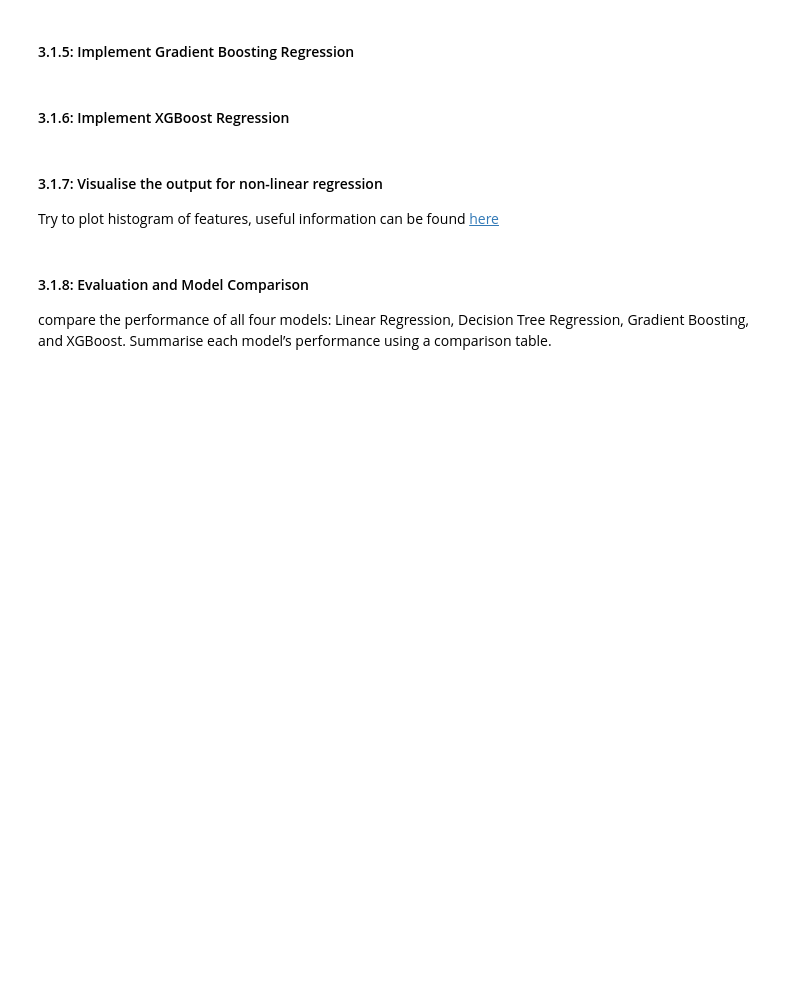
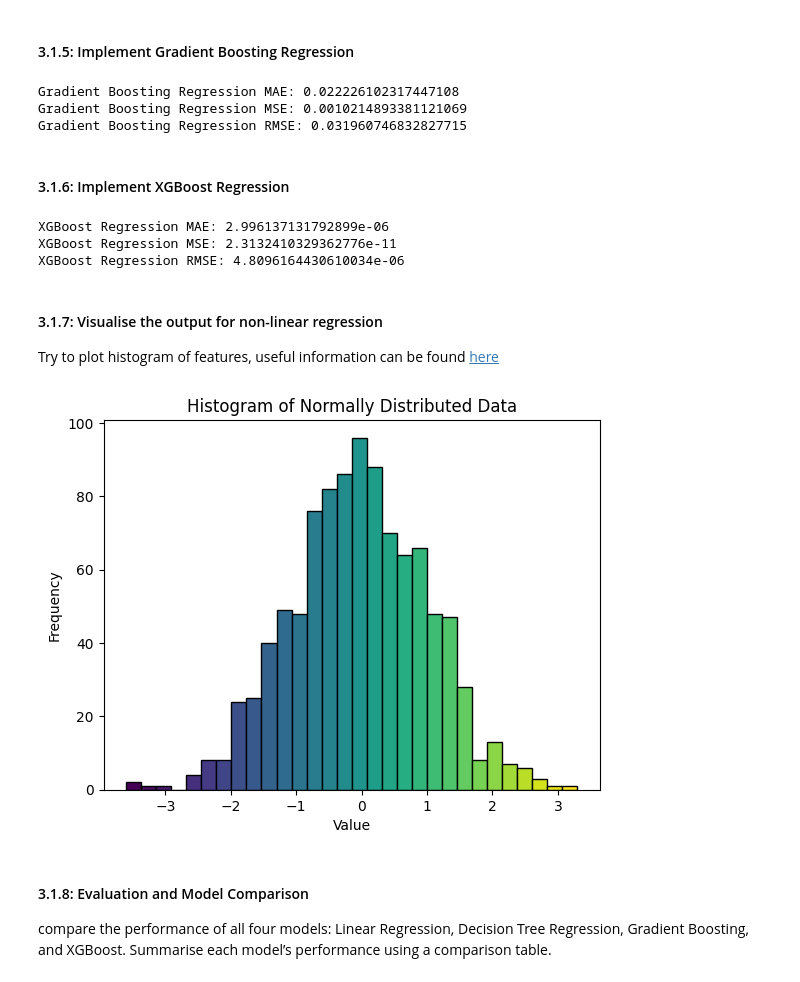
Before and after one commit to GabrielJukema233172/FinalDeliverables1B, a Jupyter notebook: CreativeBrief_GabrielJukema_233172.ipynb, the cells around one changed output. Saved outputs shown, nothing was run; the diff lists cells and outputs as text; code cells hidden in the pictures; blank space fills up the shorter version.

```diff
--- a/CreativeBrief_GabrielJukema_233172.ipynb
+++ b/CreativeBrief_GabrielJukema_233172.ipynb
@@ -300,20 +686,25 @@ print(f"Decision Tree Regression MSE: {}")
 #### 3.1.5: Implement Gradient Boosting Regression
 # %%
 # importing requires sklearn packages for implementing Gradient Boosting Regressor
-from sklearn.ensemble import
+from sklearn.ensemble import GradientBoostingRegressor
 
-# Initialising and training Gradient Boosting Regressor
-gboost_model = GradientBoostingRegressor()
-
+gboost_model = GradientBoostingRegressor(n_estimators=50, max_depth=2, random_state=100)
+gboost_model.fit(X_train, y_train)
 
 # Predictions
-y_pred_gboost = gboost_model.predict()
+y_pred_gboost = gboost_model.predict(X_test)
 
 # Evaluation
-mae_gboost = mean_absolute_error()
-mse_gboost = mean_squared_error()
+mae_gboost = mean_absolute_error(y_test, y_pred_gboost)
+mse_gboost = mean_squared_error(y_test, y_pred_gboost)
+rmse_gboost = root_mean_squared_error(y_test, y_pred_gboost)
 
-print(f"Gradient Boosting Regression MAE: {}")
-print(f"Gradient Boosting Regression MSE: {}")
+print(f"Gradient Boosting Regression MAE: {mae_gboost}")
+print(f"Gradient Boosting Regression MSE: {mse_gboost}")
+print(f"Gradient Boosting Regression RMSE: {rmse_gboost}")
+# %% [output]
+Gradient Boosting Regression MAE: 0.022226102317447108
+Gradient Boosting Regression MSE: 0.0010214893381121069
+Gradient Boosting Regression RMSE: 0.031960746832827715
 # %% [markdown]
 #### 3.1.6: Implement XGBoost Regression
@@ -337,3 +711,34 @@ print(f"XGBoost Regression MSE: {}")
+# %%
+import xgboost
+from xgboost import XGBRegressor
+
+if not isinstance(X_train, pd.DataFrame):
+    X_train = pd.DataFrame(X_train)
+if not isinstance(X_test, pd.DataFrame):
+    X_test = pd.DataFrame(X_test)
+
+X_train.columns = [f"feature_{i}" for i in range(X_train.shape[1])]
+X_test.columns = [f"feature_{i}" for i in range(X_test.shape[1])]
+
+# Initialize and train XGBoost Regressor
+xgboost_model = xgboost.XGBRegressor()
+xgboost_model.fit(X_train, y_train)
+
+# Predictions
+y_pred_xgboost = xgboost_model.predict(X_test)
+
+# Evaluation
+mae_xgboost = mean_absolute_error(y_test, y_pred_xgboost)
+mse_xgboost = mean_squared_error(y_test, y_pred_xgboost)
+rmse_gboost = root_mean_squared_error(y_test, y_pred_xgboost)
+
+print(f"XGBoost Regression MAE: {mae_xgboost}")
+print(f"XGBoost Regression MSE: {mse_xgboost}")
+print(f"XGBoost Regression RMSE: {rmse_gboost}")
+# %% [output]
+XGBoost Regression MAE: 2.996137131792899e-06
+XGBoost Regression MSE: 2.3132410329362776e-11
+XGBoost Regression RMSE: 4.8096164430610034e-06
 # %% [markdown]
 #### 3.1.7: Visualise the output for non-linear regression
 Try to plot histogram of features, useful information can be found [here](https://matplotlib.org/stable/gallery/statistics/hist.html)
@@ -342,3 +745,29 @@ Try to plot histogram of features, useful information can be found [here](https:
+# %%
+# Create a random number generator with a fixed seed for reproducibility
+import matplotlib.colors as mcolors
+rng = np.random.default_rng(19680801)
+data = rng.standard_normal(1000)
+
+fig, ax = plt.subplots()
+n, bins, patches = ax.hist(data, bins=30, edgecolor='black')
+bin_centers = 0.5 * (bins[:-1] + bins[1:])
+norm = mcolors.Normalize(vmin=bin_centers.min(), vmax=bin_centers.max())
+
+# Choose a colormap
+cmap = plt.cm.viridis
+
+# Apply the colormap to the normalized values
+for center, patch in zip(bin_centers, patches):
+    color = cmap(norm(center))
+    patch.set_facecolor(color)
+
+ax.set_xlabel('Value')
+ax.set_ylabel('Frequency')
+ax.set_title('Histogram of Normally Distributed Data')
+
+plt.show()
+# %% [output]
+[figure, added]
 # %% [markdown]
 #### 3.1.8: Evaluation and Model Comparison
 compare the performance of all four models: Linear Regression, Decision Tree Regression, Gradient Boosting, and XGBoost. Summarise each model’s performance using a comparison table.
```
Also changed, not shown: parts of 87 cells of this notebook.
